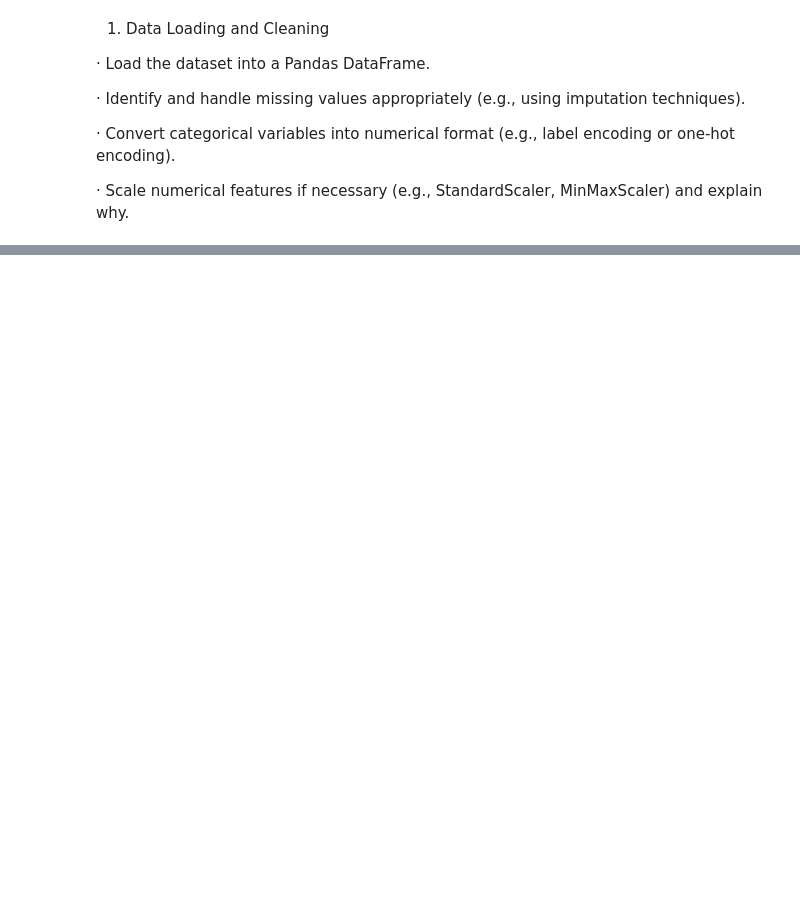
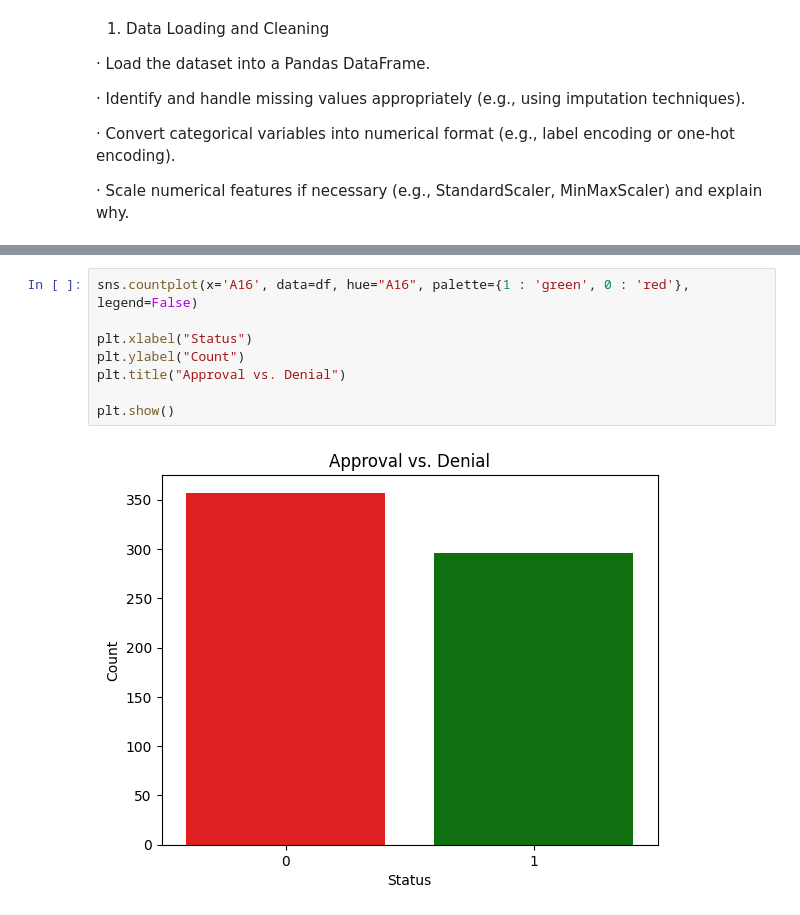
Before and after one commit to PaullGit/AI-healthcare, a Jupyter notebook: Week7/M3_A3_group09.ipynb, the cells around one changed output, grey strips where cells are left out. Drawn from its saved outputs; the diff is of its cells as text; blank space fills up the shorter version.

```diff
--- a/Week7/M3_A3_group09.ipynb
+++ b/Week7/M3_A3_group09.ipynb
@@ -37,0 +68,10 @@ df[numerical_cols] = scaler.fit_transform(df[numerical_cols])
+# %%
+sns.countplot(x='A16', data=df, hue="A16", palette={1 : 'green', 0 : 'red'}, legend=False)
+
+plt.xlabel("Status")
+plt.ylabel("Count")
+plt.title("Approval vs. Denial")
+
+plt.show()
+# %% [output]
+[figure, added]
```
Also changed, not shown: parts of 6 cells of this notebook.
